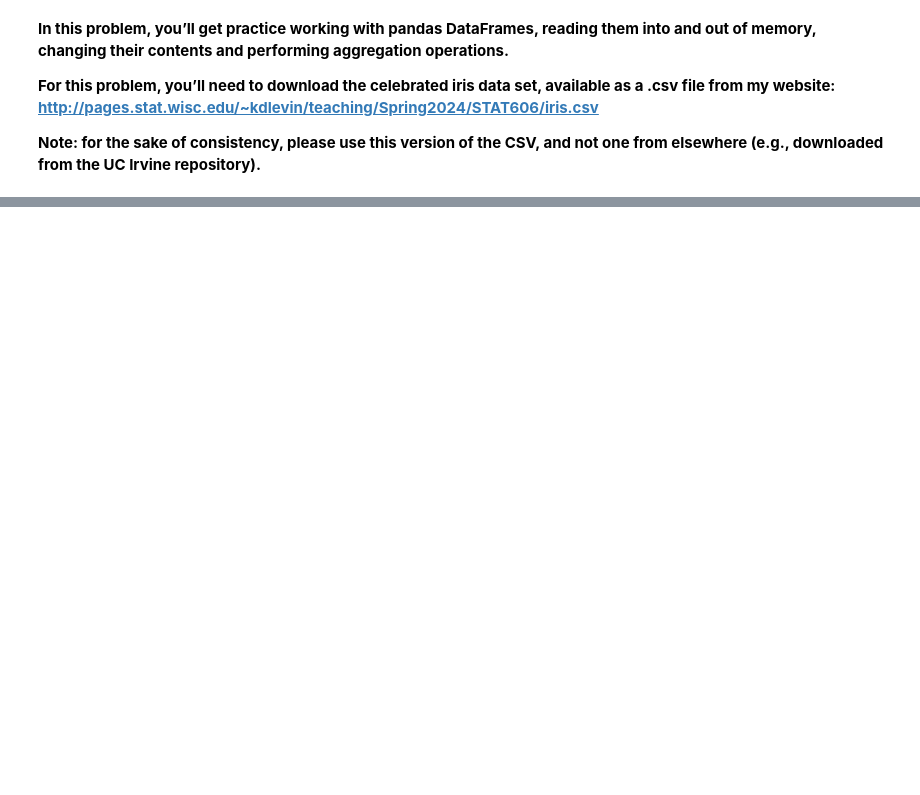
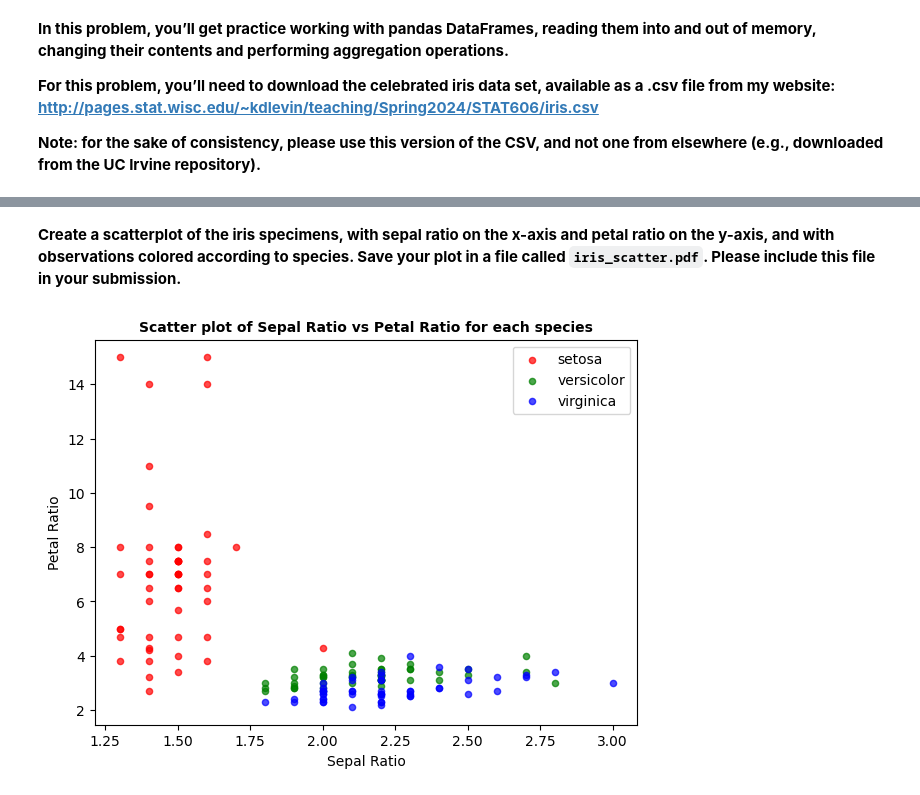
Before and after one commit to Stochastic1017/STAT_606, a Jupyter notebook: ssudhir2_hw7/ssudhir2_hw7.ipynb, the cells around one changed output, grey strips where cells are left out. Saved outputs shown, nothing was run; the diff lists cells and outputs as text; code cells hidden in the pictures; blank space fills up the shorter version.

```diff
--- a/ssudhir2_hw7/ssudhir2_hw7.ipynb
+++ b/ssudhir2_hw7/ssudhir2_hw7.ipynb
@@ -125,0 +178,10 @@ ilama  A       A             9      10
+# %%
+iris.at[34, 'Petal.Width'] = 0.2 # change the value of Petal.Width in the 35th row to 0.2
+
+iris.at[37, 'Sepal.Width'] = 3.6 # change the value of Sepal.Width in the 38th row to 3.6
+iris.at[37, 'Petal.Length'] = 1.4 # change the value of Petal.Length in the 38th row to 1.4
+
+# relevant print statements confirm the changes
+print(iris.iloc[34])
+print('\n')
+print(iris.iloc[37])
@@ -125,0 +207,8 @@ ilama  A       A             9      10
+# %%
+# adding new ratio columns to the iris dataset for both Petal and Sepal
+iris['Petal.Ratio'] = round(iris['Petal.Length'] / iris['Petal.Width'], 1)
+iris['Sepal.Ratio'] = round(iris['Sepal.Length'] / iris['Sepal.Width'], 1)
+
+# reordering the columns in the iris dataset for brevity
+iris = iris.reindex(columns = ['Sepal.Length', 'Sepal.Width', 'Sepal.Ratio', 'Petal.Length', 'Petal.Width', 'Petal.Ratio', 'Species'])
+iris
@@ -125,0 +255,42 @@ ilama  A       A             9      10
+# %% [markdown]
+**Create a scatterplot of the iris specimens, with sepal ratio on the x-axis and petal ratio on the y-axis, and with observations colored according to species. Save your plot in a file called `iris_scatter.pdf`. Please include this file in your submission.**
+# %%
+fig, ax = plt.subplots(1, 1, figsize = (7, 5)) # create a figure and axis object
+
+for (species, data) in iris.groupby('Species'): # iterate over the species and their corresponding data
+
+    if species == 'setosa':
+        ax = data.plot.scatter(x = 'Sepal.Ratio', # Sepal Ratio on the x-axis
+                               y = 'Petal.Ratio', # Petal Ratio on the y-axis
+                               label = species, # set the label to the species
+                               alpha = 0.7, # set the transparency of the points to 0.7
+                               color = 'red', # set the color of the points to red for setosa
+                               ax = ax) # set the axis to the current axis
+
+    elif species == 'versicolor':
+        ax = data.plot.scatter(x = 'Sepal.Ratio', # Sepal Ratio on the x-axis
+                               y = 'Petal.Ratio', # Petal Ratio on the y-axis
+                               label = species, # set the label to the species
+                               alpha = 0.7, # set the transparency of the points to 0.7
+                               color = 'green', # set the color of the points to green for versicolor
+                               ax = ax) # set the axis to the current axis
+
+    else:
+        ax = data.plot.scatter(x = 'Sepal.Ratio', # Sepal Ratio on the x-axis
+                               y = 'Petal.Ratio', # Petal Ratio on the y-axis
+                               label = species, # set the label to the species
+                               alpha = 0.7, # set the transparency of the points to 0.7
+                               color = 'blue', # set the color of the points to blue for virginica
+                               ax = ax) # set the axis to the current axis
+
+    # set the title, x-axis label, and y-axis label
+    ax.set_title('Scatter plot of Sepal Ratio vs Petal Ratio for each species',
+                 fontsize = 10,
+                 fontweight = 'bold')
+    ax.set_xlabel('Sepal Ratio')
+    ax.set_ylabel('Petal Ratio')
+
+# save the figure to a pdf file
+fig.savefig('iris_scatter.pdf')
+# %% [output]
+[figure, added]
```
Also changed, not shown: parts of 27 cells of this notebook, 5 other files.
